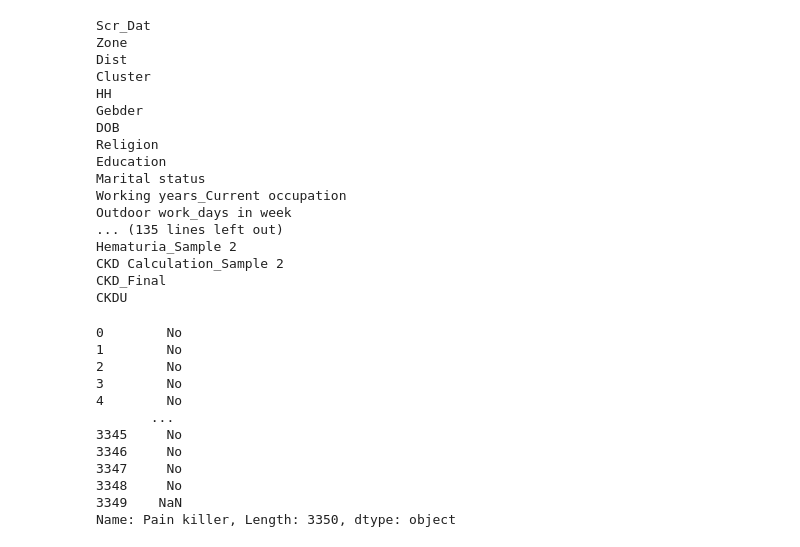
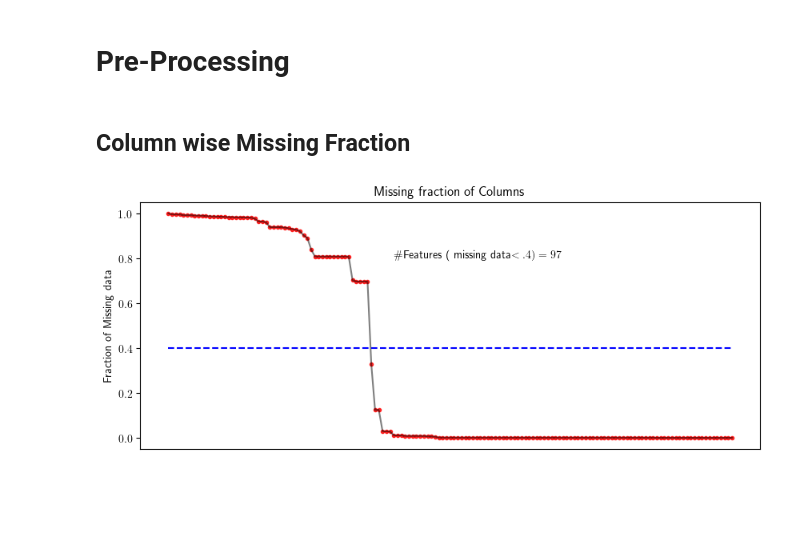
Before and after one commit to akshaysanjeevk/SysBio-course, a Jupyter notebook: HW-2-4/notebook1.ipynb, the cells around one changed output. Drawn from its saved outputs; the diff is of its cells as text; code cells hidden in the pictures; blank space fills up the shorter version.

```diff
--- a/HW-2-4/notebook1.ipynb
+++ b/HW-2-4/notebook1.ipynb
@@ -1,43 +1,39 @@
 # %%
-from pandas import DataFrame, read_csv
+
 import matplotlib.pyplot as plt
 import pandas as pd
+import numpy as np
+# from sklearn.impute import SimpleImputer
+# from sklearn.preprocessing import OneHotEncoder
 
-df0 = pd.read_excel('CKD_agri_data.xls')
+plt.rcParams['text.usetex'] = True
+# df0 = pd.read_excel('CKD_agri_data.xls')
-# %%
-for i in df0.columns:
-    print(i)
-# %% [output]
-Scr_Dat
-Zone
-Dist
-Cluster
-HH
-Gebder
-DOB
-Religion
-Education
-Marital status
-Working years_Current occupation
-Outdoor work_days in week
-... (135 lines left out)
-Hematuria_Sample 2
-CKD Calculation_Sample 2
-CKD_Final
-CKDU
-# %%
-
-df['Pain killer']
-# %% [output]
-0        No
-1        No
-2        No
-3        No
-4        No
-       ...
-3345     No
-3346     No
-3347     No
-3348     No
-3349    NaN
-Name: Pain killer, Length: 3350, dtype: object
+# %% [markdown]
+# Pre-Processing
+# %%
+df0.columns = (
+    df0.columns
+    .str.strip()
+    .str.lower()
+    .str.replace(' ', '_')
+    .str.replace('>', 'gt')
+    .str.replace('-', '_')
+)
+# %% [markdown]
+## Column wise Missing Fraction
+# %%
+missing_frac = df0.isnull().mean().sort_values(ascending=False)
+
+
+
+plt.figure(figsize=(10, 4))
+plt.plot(missing_frac.values, 'o', alpha=0.8, color='red', markersize=3)
+plt.plot(missing_frac.values, '-', alpha=0.5, color='black', markersize=3)
+plt.xticks([])
+plt.ylabel('Fraction of Missing data')
+plt.hlines(0.4, 0, len(missing_frac)-1, colors='blue', linestyles='dashed')
+plt.text(60, .8, rf'\#Features ( missing data$<.4)= {np.sum(missing_frac<.4)}$')
+plt.title('Missing fraction of Columns')
+plt.show()
+# %% [output]
+[figure, added]
```
Also changed, not shown: parts of 23 cells of this notebook, 3 other files.
